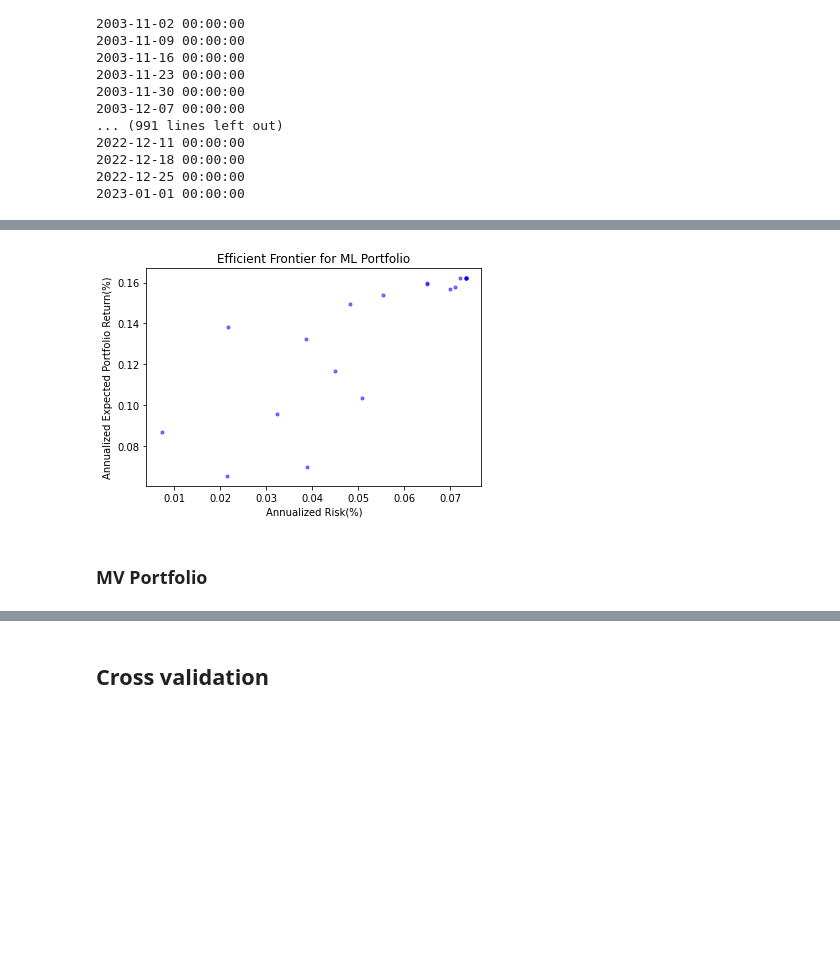
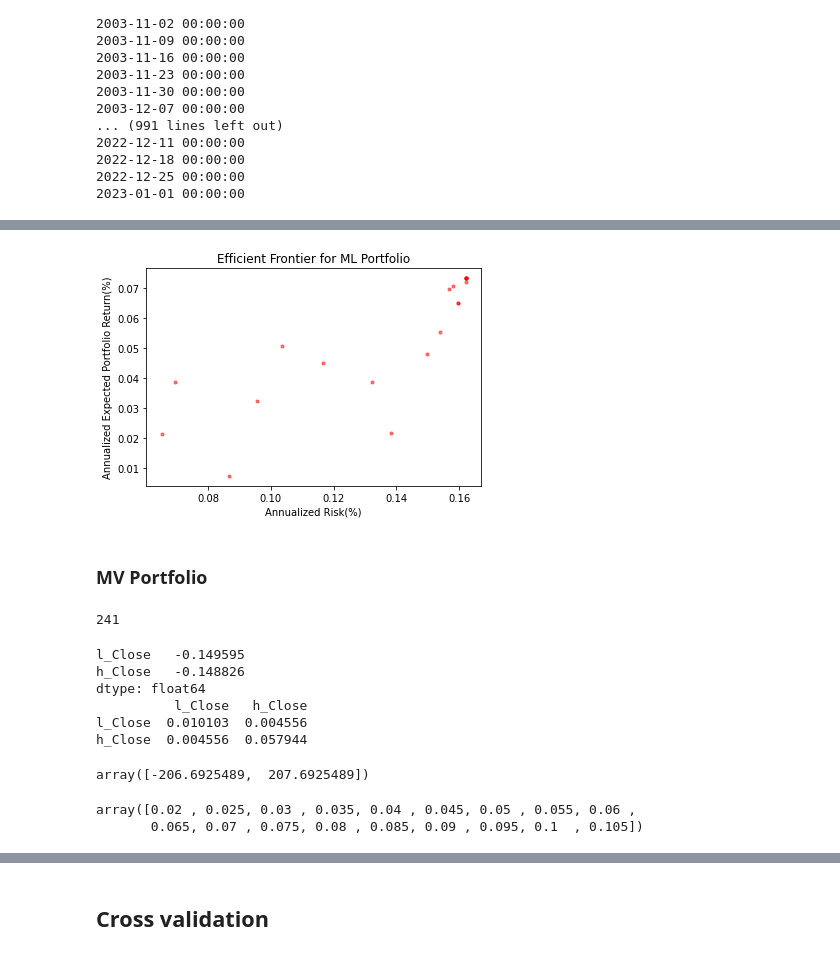
Before and after one commit to florencetsang/ml-portfolio-poc, a Jupyter notebook: ml_portfolio.ipynb, the cells around one changed output, grey strips where cells are left out. Saved outputs shown, nothing was run; the diff lists cells and outputs as text; code cells hidden in the pictures; blank space fills up the shorter version.

```diff
--- a/ml_portfolio.ipynb
+++ b/ml_portfolio.ipynb
@@ -559,15 +580,15 @@ backtest_var = backtest_returns.var()
 # %%
 NoPoints = len(backtest_mean)
 
-colours = "blue"
+colours = "red"
 area = np.pi*3
 
 plt.title('Efficient Frontier for ML Portfolio')
 plt.xlabel('Annualized Risk(%)')
 plt.ylabel('Annualized Expected Portfolio Return(%)' )
-plt.scatter(backtest_mean * (trading_days_in_year /5), np.sqrt(backtest_var * (trading_days_in_year /5)), s=area, c=colours, alpha =0.5)
+plt.scatter( np.sqrt(backtest_var * (trading_days_in_year /5)), backtest_mean * (trading_days_in_year /5),s=area, c=colours, alpha =0.5)
 plt.show()
 # %% [output]
-[figure, old version]
+[figure, new version]
 # %% [markdown]
 ### MV Portfolio
@@ -573,0 +598,14 @@ plt.show()
+# %%
+len(dataset)
+# %% [output]
+241
+# %%
+print(r)
+print(cov)
+# %% [output]
+l_Close   -0.149595
+h_Close   -0.148826
+dtype: float64
+          l_Close   h_Close
+l_Close  0.010103  0.004556
+h_Close  0.004556  0.057944
@@ -573,0 +628,11 @@ plt.show()
+# %%
+x = calculate_markovitz_weights(r , cov , 0.01)
+x
+# %% [output]
+array([-206.6925489,  207.6925489])
+# %%
+ms = np.arange(0.02, 0.11, 0.005)
+ms
+# %% [output]
+array([0.02 , 0.025, 0.03 , 0.035, 0.04 , 0.045, 0.05 , 0.055, 0.06 ,
+       0.065, 0.07 , 0.075, 0.08 , 0.085, 0.09 , 0.095, 0.1  , 0.105])
```
Also changed, not shown: parts of 18 cells of this notebook.
